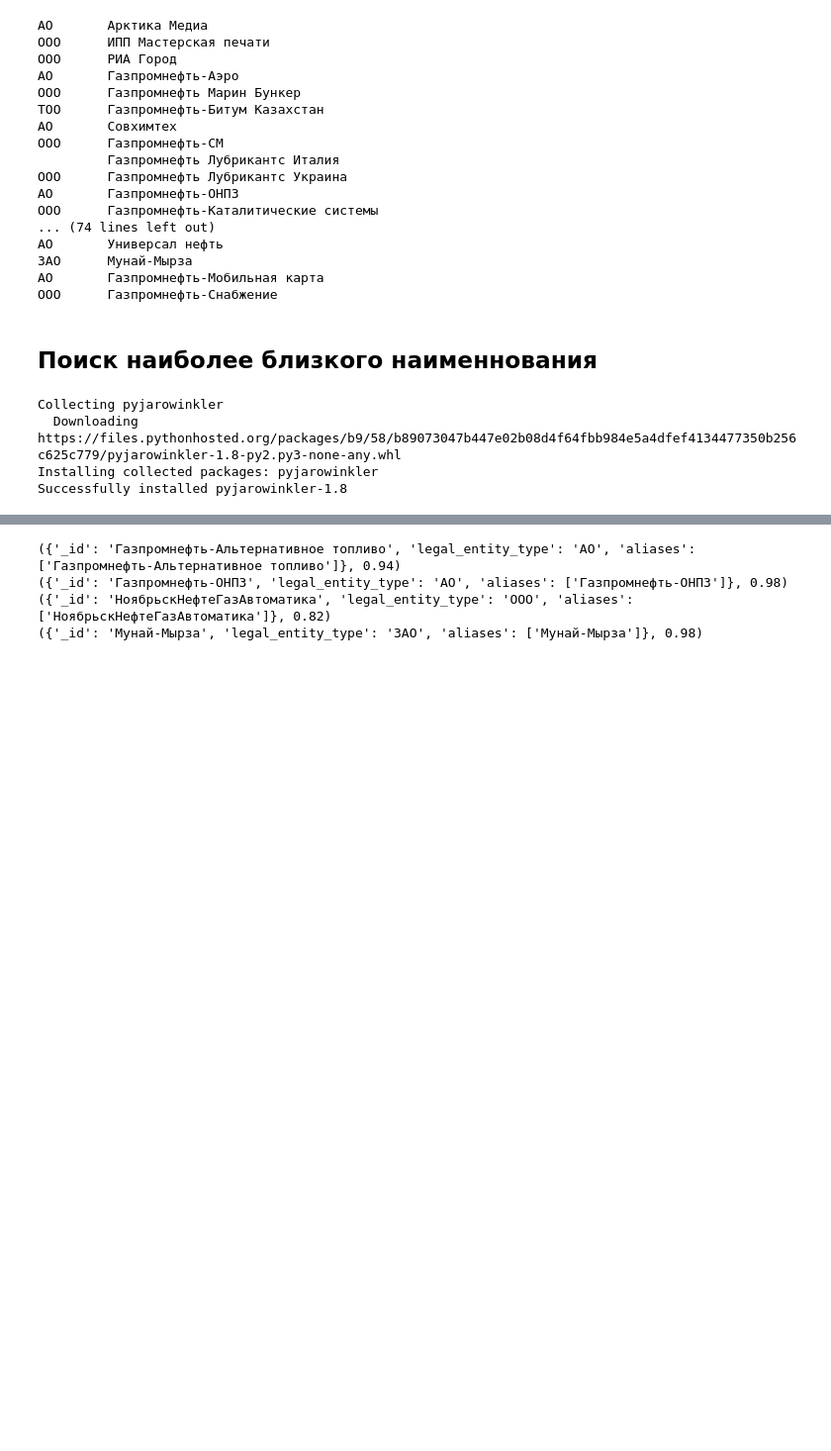
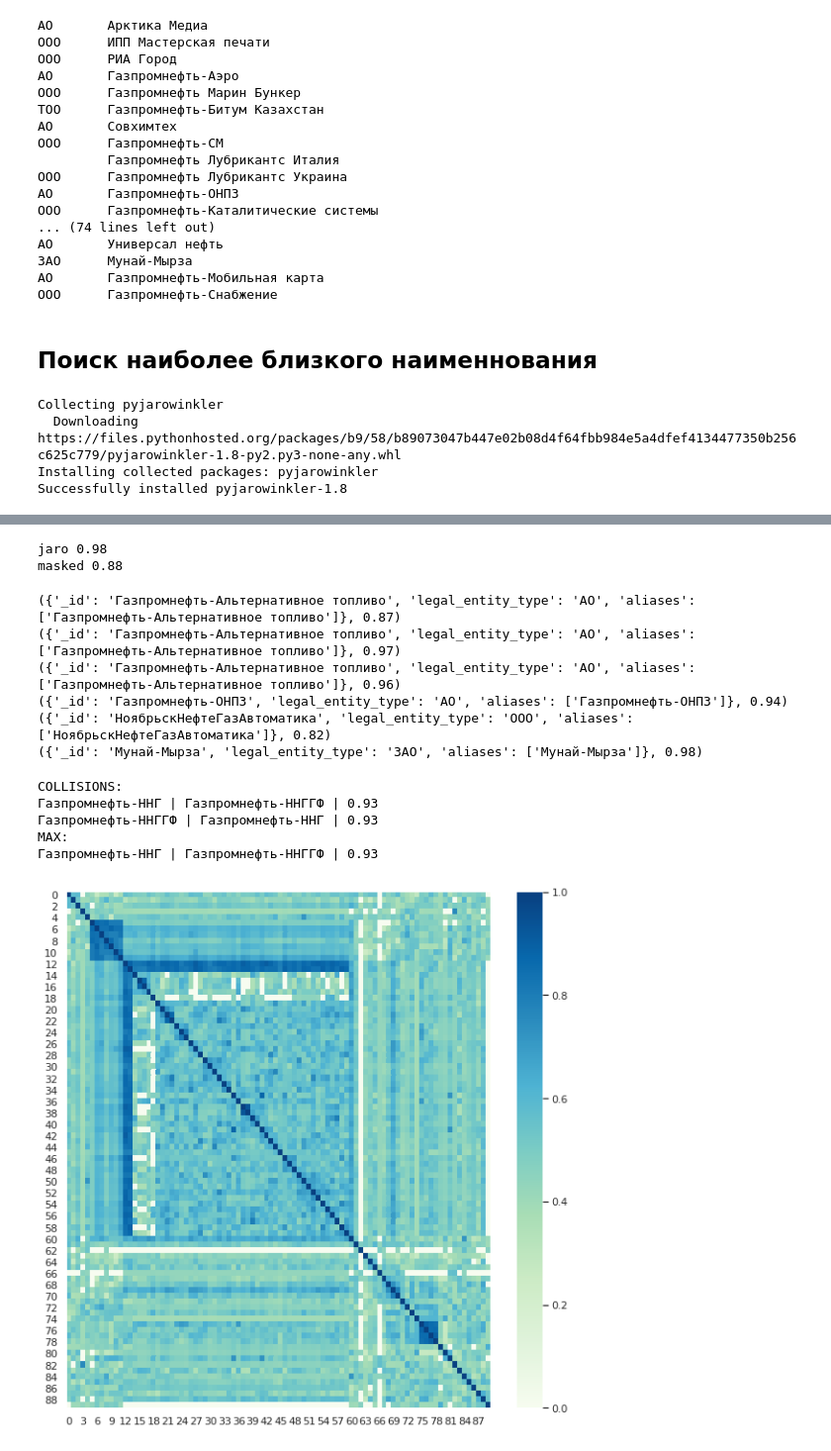
Before and after one commit to nemoware/analyser, a Jupyter notebook: notebooks/dev_GPN_subsidiaries_names.ipynb, the cells around one changed output, grey strips where cells are left out. Shown at 99% size. Drawn from its saved outputs; the diff is of its cells as text; code cells hidden in the pictures; blank space fills up the shorter version.

```diff
--- a/notebooks/dev_GPN_subsidiaries_names.ipynb
+++ b/notebooks/dev_GPN_subsidiaries_names.ipynb
@@ -123 +123,21 @@ print (distance.get_jaro_distance("ИТСК", "ИВСК", winkler=True, scaling=
+# %%
+from pyjarowinkler import distance
+
+def compare_masked_strings(a, b, masked_substrings):
+  a1=a
+  b1=b
+  for masked in masked_substrings:
+    if a1.find(masked)>=0 and b1.find(masked)>=0:
+      a1=a1.replace(masked, '')
+      b1=b1.replace(masked, '')
+
+  # print(a1, '--', b1)
+  return distance.get_jaro_distance(a1, b1, winkler=True, scaling=0.1)
+
+# print (distance.get_jaro_distance("ИТСК", "ИВСК", winkler=True, scaling=0.1))
+print ('jaro', distance.get_jaro_distance("Газпромнефть-ОНПЗ", "Газпромнефть-МНПЗ", winkler=True, scaling=0.1))
+print ('masked',compare_masked_strings("Газпромнефть-ОНПЗ", "Газпромнефть-МНПЗ" , masked_substrings=['Газпромнефть']))
+# %% [output]
+jaro 0.98
+masked 0.88
 # %%
@@ -132,13 +152,67 @@ def find_closest_org_name(subsidiaries, pattern, threshold=0.85):
   return finding, best_similarity
 # %%
 subsidiaries = list(convert_initialData('initialData.json')['Subsidiary'].values())
+subsidiaries = sorted(subsidiaries, key=lambda b: b['_id'])
 
 print(find_closest_org_name(subsidiaries, 'Газпромнефть-Безальтернативное топливо'))
+print(find_closest_org_name(subsidiaries, 'Газпромнефть - альтернативное топливо'))
+print(find_closest_org_name(subsidiaries, 'Газпромнефть -- Альтернативное топливо'))
 print(find_closest_org_name(subsidiaries, 'Газпромнефть-ОНПЭЗЭ'))
 print(find_closest_org_name(subsidiaries, 'ОктябрьскНефтеГазАвтоматика'))
 print(find_closest_org_name(subsidiaries, 'Мунаймырза'))
 # %% [output]
-({'_id': 'Газпромнефть-Альтернативное топливо', 'legal_entity_type': 'АО', 'aliases': ['Газпромнефть-Альтернативное топливо']}, 0.94)
-({'_id': 'Газпромнефть-ОНПЗ', 'legal_entity_type': 'АО', 'aliases': ['Газпромнефть-ОНПЗ']}, 0.98)
+({'_id': 'Газпромнефть-Альтернативное топливо', 'legal_entity_type': 'АО', 'aliases': ['Газпромнефть-Альтернативное топливо']}, 0.87)
+({'_id': 'Газпромнефть-Альтернативное топливо', 'legal_entity_type': 'АО', 'aliases': ['Газпромнефть-Альтернативное топливо']}, 0.97)
+({'_id': 'Газпромнефть-Альтернативное топливо', 'legal_entity_type': 'АО', 'aliases': ['Газпромнефть-Альтернативное топливо']}, 0.96)
+({'_id': 'Газпромнефть-ОНПЗ', 'legal_entity_type': 'АО', 'aliases': ['Газпромнефть-ОНПЗ']}, 0.94)
 ({'_id': 'НоябрьскНефтеГазАвтоматика', 'legal_entity_type': 'ООО', 'aliases': ['НоябрьскНефтеГазАвтоматика']}, 0.82)
 ({'_id': 'Мунай-Мырза', 'legal_entity_type': 'ЗАО', 'aliases': ['Мунай-Мырза']}, 0.98)
+# %%
+
+
+
+def plot_similarity(matrix, rotation):
+  sns.set(font_scale=1.0)
+  g = sns.heatmap(
+      matrix,
+      vmin=matrix.min(),
+      vmax=matrix.max(),
+      annot=False,
+      cmap="GnBu" #"YlOrRd"
+  )
+
+
+max_similarity = 0
+K = len(subsidiaries)
+mtx = np.zeros(shape=(K,K))
+a=''
+b=''
+print('COLLISIONS:')
+for x in range(K):
+  subx = subsidiaries[x]['_id']
+  for y in range(K):
+    suby = subsidiaries[y]['_id']
+    similarity = compare_masked_strings(subx , suby , ['Газпромнефть' ])
+    mtx[x,y] = similarity
+
+    if x!=y and similarity > max_similarity:
+      a=subx
+      b=suby
+      max_similarity =similarity
+    if x!=y and similarity > 0.91:
+      print (f'{subx} | {suby} | {similarity} ')
+
+print('MAX:')
+print(f'{a} | {b} | {max_similarity}')
+# %% [output]
+COLLISIONS:
+Газпромнефть-ННГ | Газпромнефть-ННГГФ | 0.93
+Газпромнефть-ННГГФ | Газпромнефть-ННГ | 0.93
+MAX:
+Газпромнефть-ННГ | Газпромнефть-ННГГФ | 0.93
+# %%
+plt.figure('SUB-SUB similarity', figsize=(10,10))
+
+plot_similarity( mtx, 90  )
+# %% [output]
+[figure, added]
```
Also changed, not shown: parts of 4 cells of this notebook.
